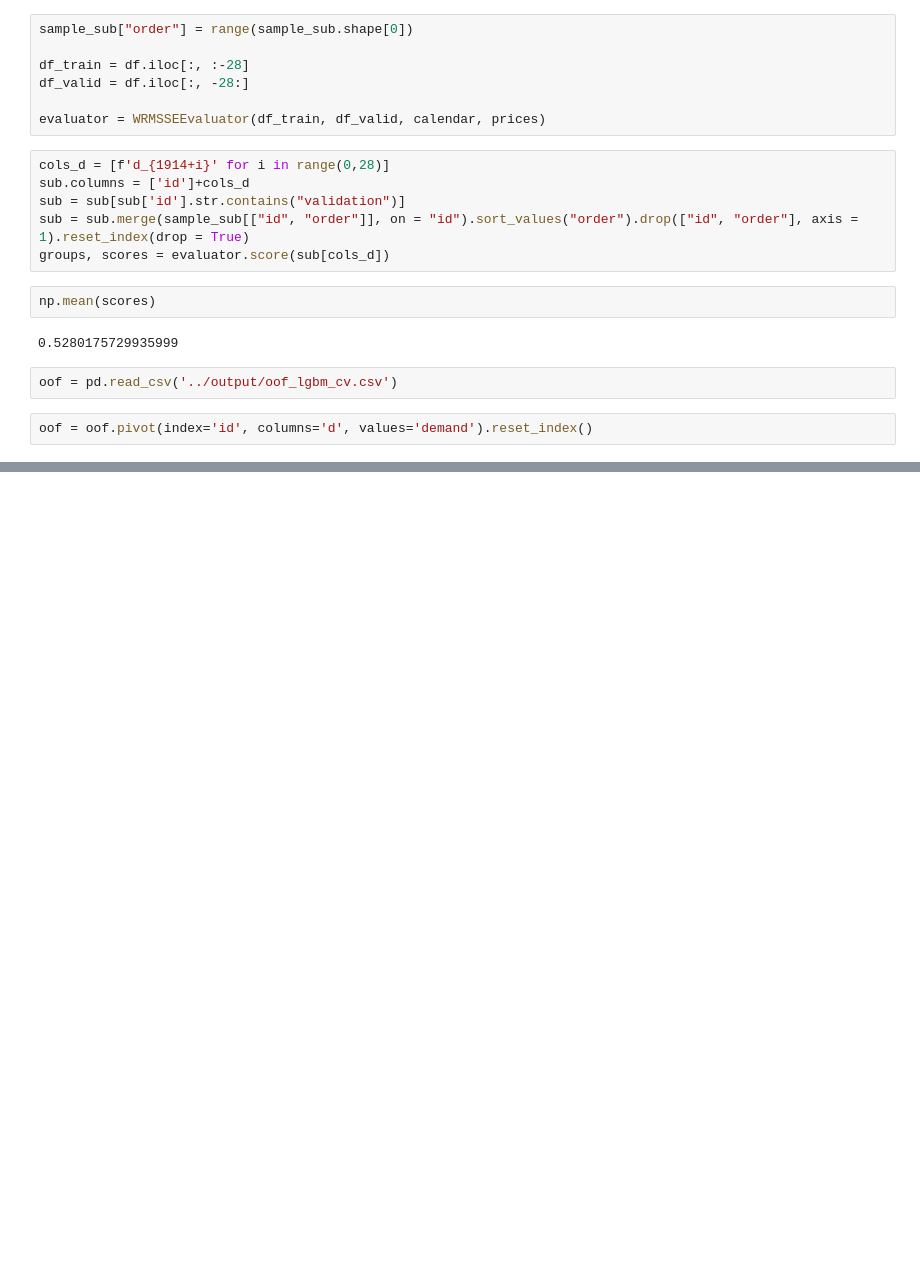
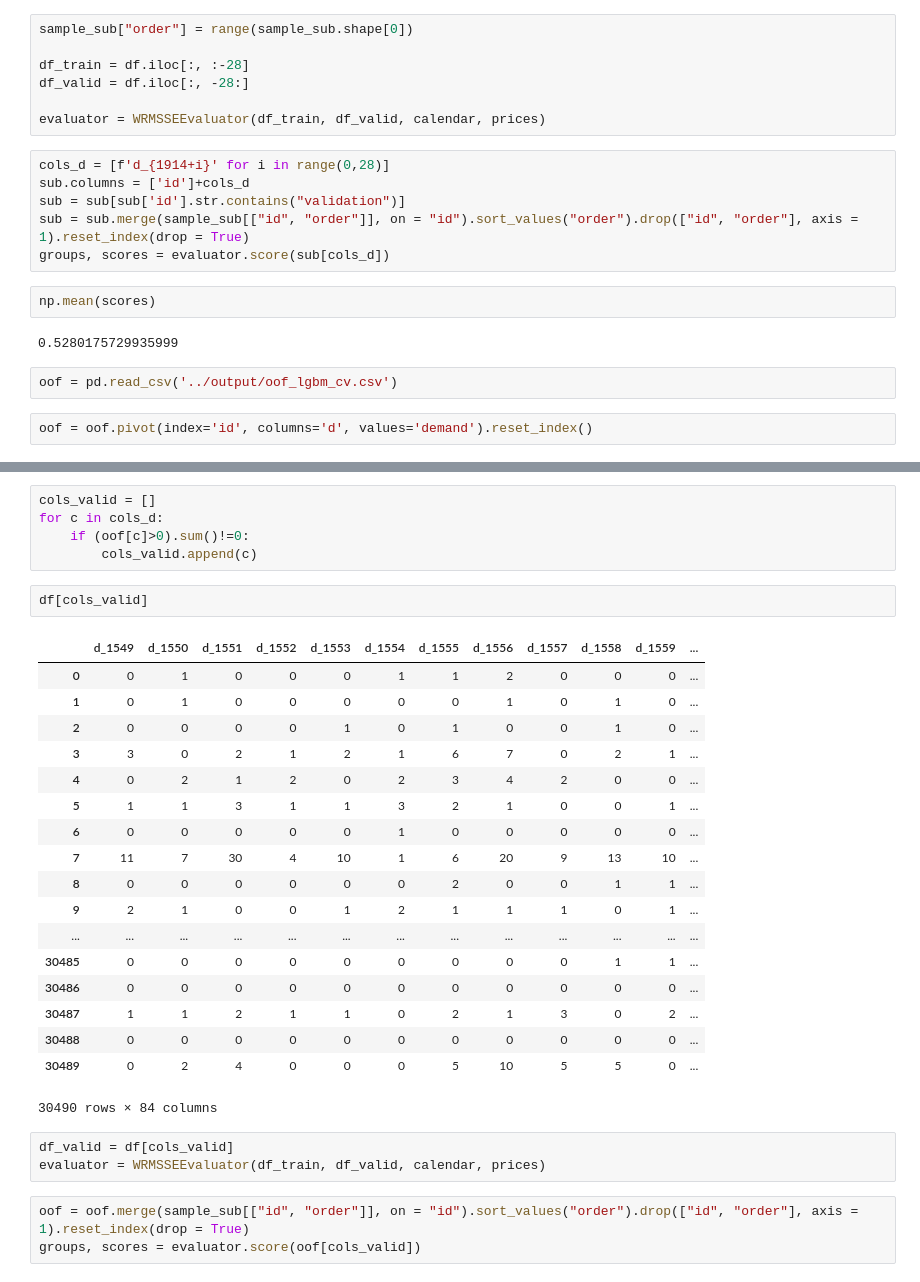
Before and after one commit to MitsuruFujiwara/M5-Forecasting-Accuracy, a Jupyter notebook: src/907_score.ipynb, the cells around one changed output, grey strips where cells are left out. Saved outputs shown, nothing was run; the diff lists cells and outputs as text; blank space fills up the shorter version.

```diff
--- a/src/907_score.ipynb
+++ b/src/907_score.ipynb
@@ -38 +60,33 @@ oof = oof.pivot(index='id', columns='d', values='demand').reset_index()
+# %%
+cols_valid = []
+for c in cols_d:
+    if (oof[c]>0).sum()!=0:
+        cols_valid.append(c)
+# %%
+df[cols_valid]
+# %% [output]
+|  | d_1549 | d_1550 | d_1551 | d_1552 | d_1553 | d_1554 | d_1555 | d_1556 | d_1557 | d_1558 | d_1559 | ... |
+| 0 | 0 | 1 | 0 | 0 | 0 | 1 | 1 | 2 | 0 | 0 | 0 | ... |
+| 1 | 0 | 1 | 0 | 0 | 0 | 0 | 0 | 1 | 0 | 1 | 0 | ... |
+| 2 | 0 | 0 | 0 | 0 | 1 | 0 | 1 | 0 | 0 | 1 | 0 | ... |
+| 3 | 3 | 0 | 2 | 1 | 2 | 1 | 6 | 7 | 0 | 2 | 1 | ... |
+| 4 | 0 | 2 | 1 | 2 | 0 | 2 | 3 | 4 | 2 | 0 | 0 | ... |
+| 5 | 1 | 1 | 3 | 1 | 1 | 3 | 2 | 1 | 0 | 0 | 1 | ... |
+| 6 | 0 | 0 | 0 | 0 | 0 | 1 | 0 | 0 | 0 | 0 | 0 | ... |
+| 7 | 11 | 7 | 30 | 4 | 10 | 1 | 6 | 20 | 9 | 13 | 10 | ... |
+| 8 | 0 | 0 | 0 | 0 | 0 | 0 | 2 | 0 | 0 | 1 | 1 | ... |
+| 9 | 2 | 1 | 0 | 0 | 1 | 2 | 1 | 1 | 1 | 0 | 1 | ... |
+| ... | ... | ... | ... | ... | ... | ... | ... | ... | ... | ... | ... | ... |
+| 30485 | 0 | 0 | 0 | 0 | 0 | 0 | 0 | 0 | 0 | 1 | 1 | ... |
+| 30486 | 0 | 0 | 0 | 0 | 0 | 0 | 0 | 0 | 0 | 0 | 0 | ... |
+| 30487 | 1 | 1 | 2 | 1 | 1 | 0 | 2 | 1 | 3 | 0 | 2 | ... |
+| 30488 | 0 | 0 | 0 | 0 | 0 | 0 | 0 | 0 | 0 | 0 | 0 | ... |
+| 30489 | 0 | 2 | 4 | 0 | 0 | 0 | 5 | 10 | 5 | 5 | 0 | ... |
+30490 rows × 84 columns
+# %%
+df_valid = df[cols_valid]
+evaluator = WRMSSEEvaluator(df_train, df_valid, calendar, prices)
+# %%
+oof = oof.merge(sample_sub[["id", "order"]], on = "id").sort_values("order").drop(["id", "order"], axis = 1).reset_index(drop = True)
+groups, scores = evaluator.score(oof[cols_valid])
 # %%
```
Also changed, not shown: parts of 2 cells of this notebook, 9 other files.
